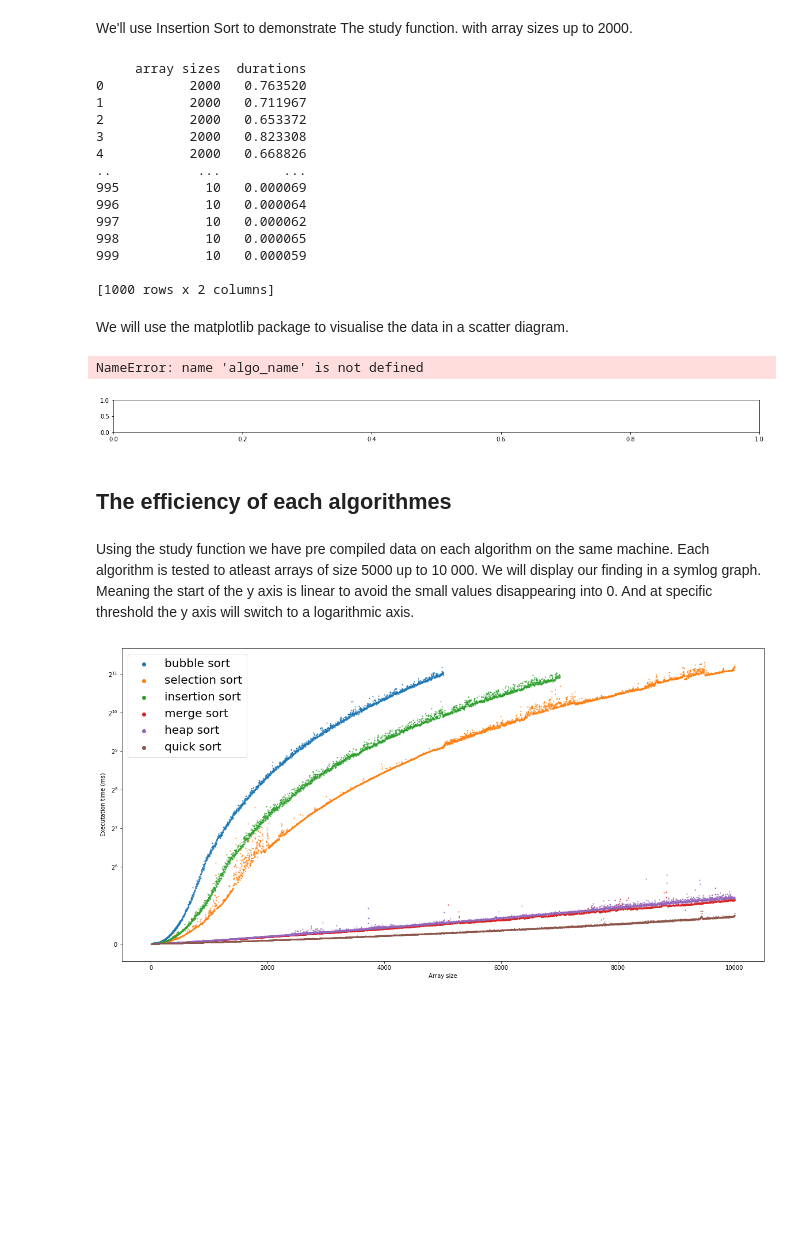
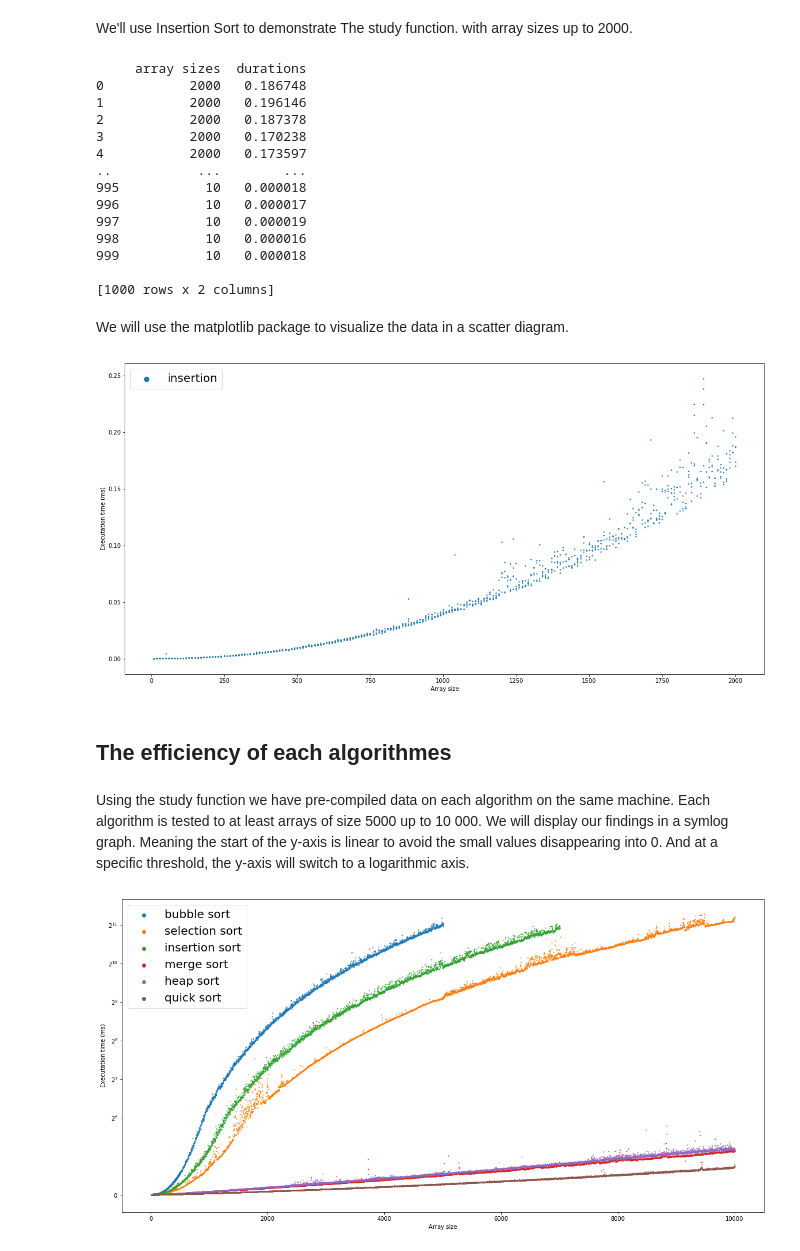
Before and after one commit to RamiBouk/Edu22-Code, a Jupyter notebook: AAC/project/mian.ipynb, the cells around one changed output. Cells and saved outputs as stored; diff of their text form; code cells hidden in the pictures; blank space fills up the shorter version.

```diff
--- a/AAC/project/mian.ipynb
+++ b/AAC/project/mian.ipynb
@@ -236,7 +248,6 @@
 # %%
 from random import random
 from math import floor
-
 import pandas as pd
 import matplotlib.pyplot as plt
 import time
@@ -264,22 +275,27 @@ NUMBER_OF_SAMPLES = 5
 STEP = 10
 
 
-def study(max_array_size=MAX_ARRAY_SIZE,
+def study(
+          algo_name,
+          max_array_size=MAX_ARRAY_SIZE,
           min_array_size=MIN_ARRAY_SIZE,
           max_number=MAX_NUMBER,
           number_or_samples=NUMBER_OF_SAMPLES,
           step=STEP,
-          algo_name="bubble",
-          array_sizes=[],
-          durations=[],
+
           ):
+    times = {}
     execution_time = 0
+    array_sizes=[]
+    durations=[]
     for array_size in range(max_array_size, min_array_size, -step):
         for i in range(number_or_samples, 0, -1):
+
             start = time.time()
-            ## Estimating the duration left
+            ## Printing an estimation of the duration left
             print(f' {floor((max_array_size-array_size)*100/max_array_size)}%' +
-                  f' ETA:{floor(number_or_samples*array_size*execution_time/step)}s', end='  \r')
+                  f' ETA:{floor(number_or_samples*array_size*execution_time/step)}s',
+                  end='  \r')
 
             arr = [floor(max_number*random()) for _ in range(array_size)]
             run_algo(algo_name, arr)
@@ -287,60 +303,60 @@ def study(max_array_size=MAX_ARRAY_SIZE,
             execution_time = end-start
             array_sizes.append(array_size)
             durations.append(execution_time)
+    times["array sizes"] = array_sizes
+    times["durations"] = durations
+    return times
 # %% [markdown]
 ### Example
 # %% [markdown]
 We'll use Insertion Sort to demonstrate The study function. with array sizes up to 2000.
 # %%
-times = {}
+
 arr_sizes = []
 durations = []
-study(array_sizes=arr_sizes,
-      durations=durations,
+times=study(
       min_array_size=0,
       step=10,
-      max_array_size=2000,
+      max_array_size=2_000,
       algo_name="insertion",
         )
 
-times["array sizes"] = arr_sizes
-times["durations"] = durations
+
 df = pd.DataFrame(times)
 print(df)
 # %% [output]
      array sizes  durations
-0           2000   0.763520
-1           2000   0.711967
-2           2000   0.653372
-3           2000   0.823308
-4           2000   0.668826
+0           2000   0.186748
+1           2000   0.196146
+2           2000   0.187378
+3           2000   0.170238
+4           2000   0.173597
 ..           ...        ...
-995           10   0.000069
-996           10   0.000064
-997           10   0.000062
-998           10   0.000065
-999           10   0.000059
+995           10   0.000018
+996           10   0.000017
+997           10   0.000019
+998           10   0.000016
+999           10   0.000018
 
 [1000 rows x 2 columns]
 # %% [markdown]
-We will use the matplotlib package to visualise the data in a scatter diagram.
+We will use the matplotlib package to visualize the data in a scatter diagram.</p>
 # %%
 import matplotlib.pyplot as plt
 
 fig, axes = plt.subplots()
-plt.rcParams["figure.figsize"] = (20,1)
-axes.scatter(df["array sizes"], df["durations"],label=f'{algo_name}',sizes=[2])
+plt.rcParams["figure.figsize"] = (20,10)
+axes.scatter(df["array sizes"], df["durations"],label='insertion',sizes=[2])
 plt.xlabel('Array size')
 plt.ylabel('Executation time (ms)')
 plt.legend(loc=2, prop={'size': 20},markerscale=6)
 plt.show()
 # %% [output]
-NameError: name 'algo_name' is not defined
-[figure, old version]
+[figure, new version]
 # %% [markdown]
 ## The efficiency of each algorithmes
 # %% [markdown]
-Using the study function we have pre compiled data on each algorithm on the same machine. Each algorithm is tested to atleast arrays of size 5000 up to 10 000. We will display our finding in a symlog graph. Meaning the start of the y axis is linear to avoid the small values disappearing into 0. And at specific threshold the y axis will switch to a logarithmic axis.
+Using the study function we have pre-compiled data on each algorithm on the same machine. Each algorithm is tested to at least arrays of size 5000 up to 10 000. We will display our findings in a symlog graph. Meaning the start of the y-axis is linear to avoid the small values disappearing into 0. And at a specific threshold, the y-axis will switch to a logarithmic axis.</p>
 # %%
 sorts_data=["bubble","selection","insertion","merge","heap","quick"]
 fig, axes = plt.subplots()
```
Also changed, not shown: parts of 33 cells of this notebook, 3 other files.
